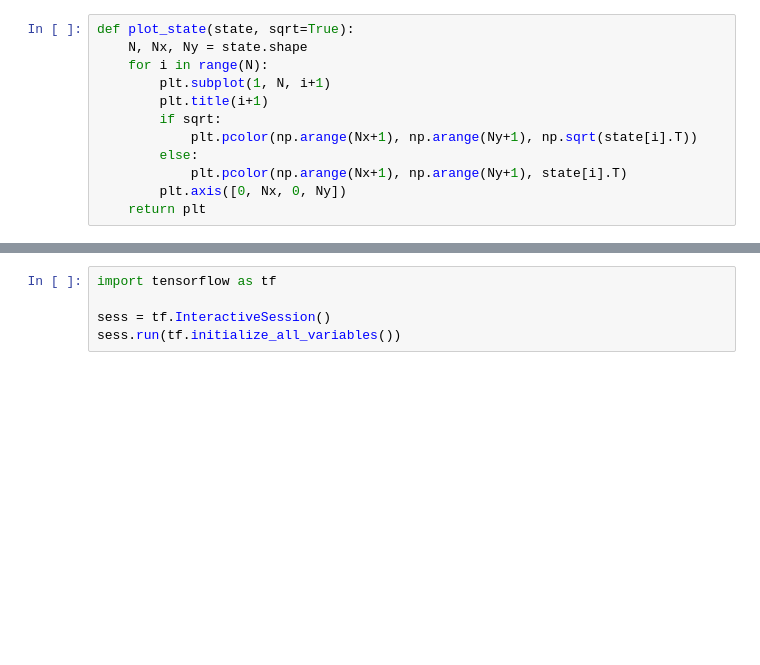
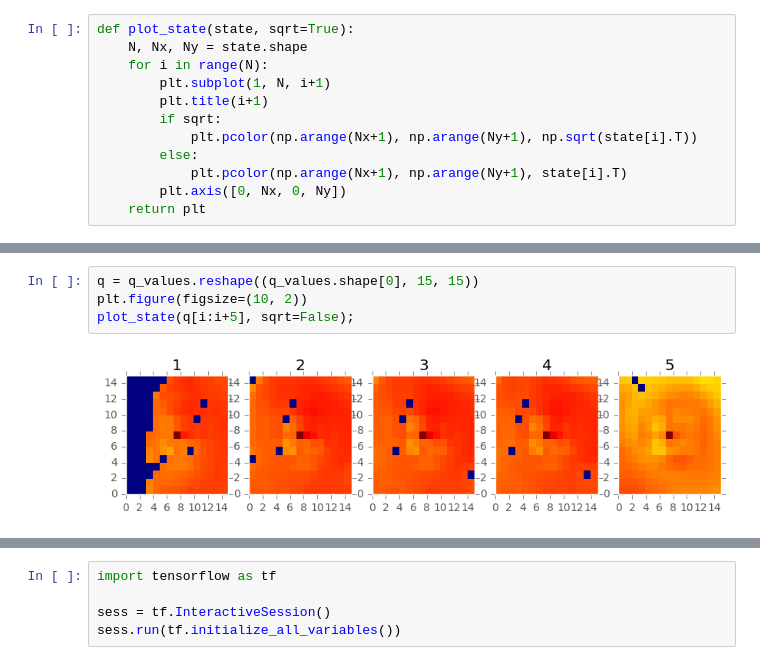
Before and after one commit to hitsuji5/FleetAI, a Jupyter notebook: evaluation/test_a3c.ipynb, the cells around one changed output, grey strips where cells are left out. Saved outputs shown, nothing was run; the diff lists cells and outputs as text; blank space fills up the shorter version.

```diff
--- a/evaluation/test_a3c.ipynb
+++ b/evaluation/test_a3c.ipynb
@@ -57,0 +91,6 @@ agent = Agent(geohash_table, CYCLE, ACTION_UPDATE_CYCLE, DEMAND_CYCLE, 'global',
+# %%
+q = q_values.reshape((q_values.shape[0], 15, 15))
+plt.figure(figsize=(10, 2))
+plot_state(q[i:i+5], sqrt=False);
+# %% [output]
+[figure, added]
```
Also changed, not shown: parts of 8 cells of this notebook, 4 other files.
